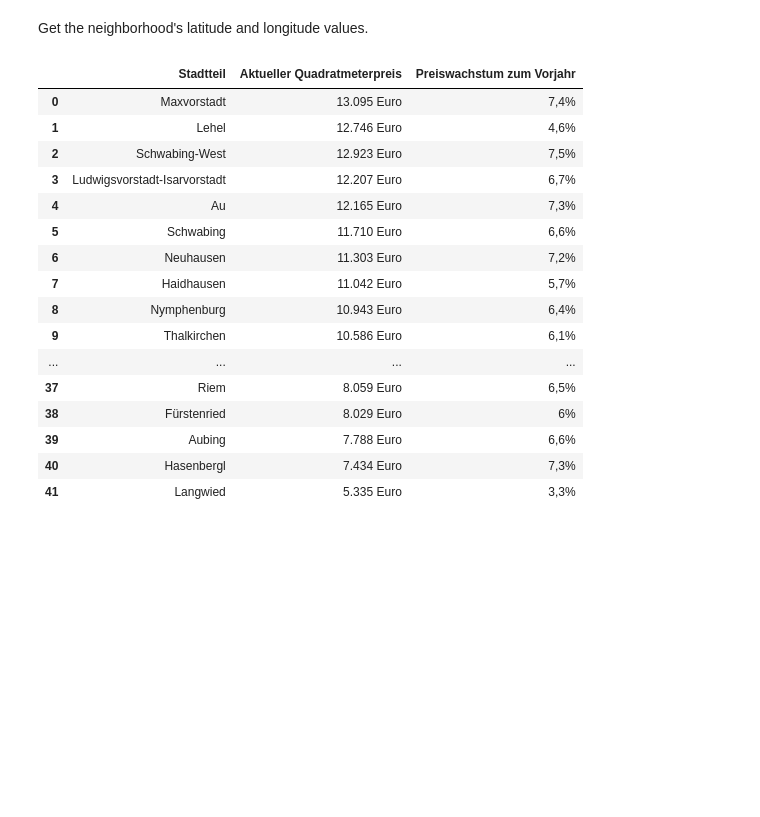
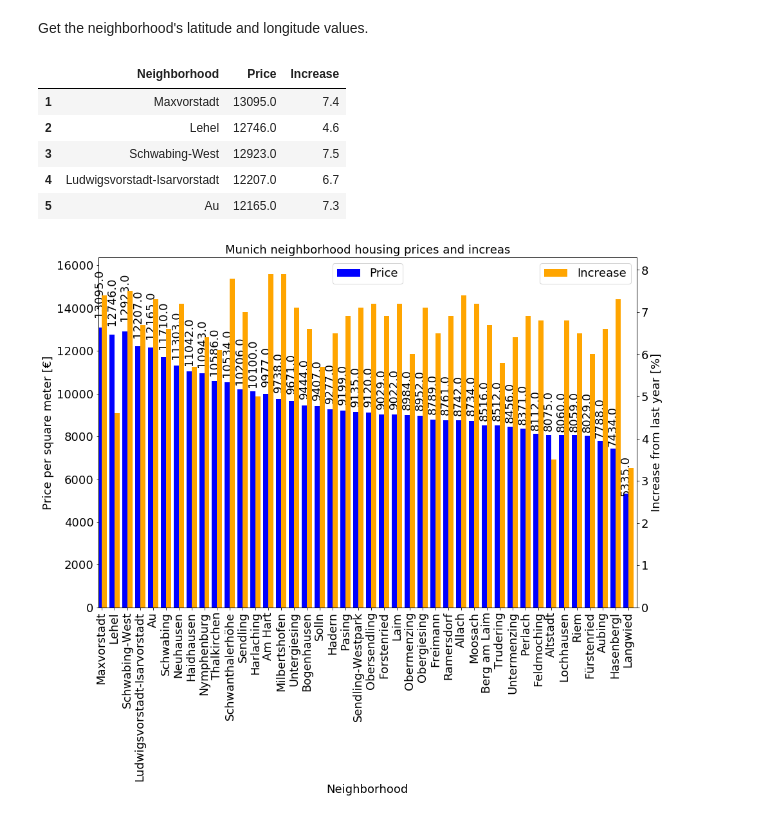
Before and after one commit to RocketClimber/Coursera_Capstone, a Jupyter notebook: MunichNeighborhoods.ipynb, the cells around one changed output. Cells and saved outputs as stored; diff of their text form; code cells hidden in the pictures; blank space fills up the shorter version.

```diff
--- a/MunichNeighborhoods.ipynb
+++ b/MunichNeighborhoods.ipynb
@@ -292,30 +355,63 @@ Get the neighborhood's latitude and longitude values.
 # %%
 # Returns list of all tables on page
 muc_housing_url='https://www.immobilienscout24.de/neubau/ratgeber/aktuelle-neubau-themen/neubau-kauf-map-wohnungen-muenchen-2019.html'
 tables = pd.read_html(muc_housing_url, flavor='html5lib', header=0)
 for table in tables:
     if 'Stadtteil' in table:
-        muc_housing = table
+        muc_housing_nbh = table
         break
-muc_housing
+# Rename column headings to english
+muc_housing_nbh.columns = ['Neighborhood', 'Price', 'Increase']
+muc_housing_nbh['Price'] = muc_housing_nbh['Price'].map(lambda x: x.rstrip(' Euro'))
+muc_housing_nbh['Price'] = muc_housing_nbh['Price'].astype(float) * 1000
+muc_housing_nbh['Increase'] = muc_housing_nbh['Increase'].map(lambda x: x.rstrip('%'))
+muc_housing_nbh['Increase'] = muc_housing_nbh['Increase'].str.replace(',', '.').astype(float)
+muc_housing_nbh.index += 1
+muc_housing_nbh.head()
 # %% [output]
-|  | Stadtteil | Aktueller Quadratmeterpreis | Preiswachstum zum Vorjahr |
-| 0 | Maxvorstadt | 13.095 Euro | 7,4% |
-| 1 | Lehel | 12.746 Euro | 4,6% |
-| 2 | Schwabing-West | 12.923 Euro | 7,5% |
-| 3 | Ludwigsvorstadt-Isarvorstadt | 12.207 Euro | 6,7% |
-| 4 | Au | 12.165 Euro | 7,3% |
-| 5 | Schwabing | 11.710 Euro | 6,6% |
-| 6 | Neuhausen | 11.303 Euro | 7,2% |
-| 7 | Haidhausen | 11.042 Euro | 5,7% |
-| 8 | Nymphenburg | 10.943 Euro | 6,4% |
-| 9 | Thalkirchen | 10.586 Euro | 6,1% |
-| ... | ... | ... | ... |
-| 37 | Riem | 8.059 Euro | 6,5% |
-| 38 | Fürstenried | 8.029 Euro | 6% |
-| 39 | Aubing | 7.788 Euro | 6,6% |
-| 40 | Hasenbergl | 7.434 Euro | 7,3% |
-| 41 | Langwied | 5.335 Euro | 3,3% |
+|  | Neighborhood | Price | Increase |
+| 1 | Maxvorstadt | 13095.0 | 7.4 |
+| 2 | Lehel | 12746.0 | 4.6 |
+| 3 | Schwabing-West | 12923.0 | 7.5 |
+| 4 | Ludwigsvorstadt-Isarvorstadt | 12207.0 | 6.7 |
+| 5 | Au | 12165.0 | 7.3 |
+# %%
+#ax = muc_housing_nbh.plot(kind='bar', figsize=(15, 10))
+fig = plt.figure(figsize=(15, 10))
+
+ax1 = fig.add_subplot(111)
+ax2 = ax1.twinx()
+
+muc_housing_nbh.Price.plot(kind='bar', color='blue', ax=ax1, width=0.4, position=1)
+muc_housing_nbh.Increase.plot(kind='bar', color='orange', ax=ax2, width=0.4, position=0)
+
+ax1.set_title('Munich neighborhood housing prices and increas', fontsize=18) # add title to the plot
+ax1.set_xlabel('Neighborhood', fontsize=18)
+ax1.set_xticklabels(muc_housing_nbh.Neighborhood)
+ax1.set_ylabel('Price per square meter [€]', fontsize=18)
+ax2.set_ylabel('Increase from last year [%]', fontsize=18)
+ax1.tick_params(axis='x', labelsize=18)
+ax1.tick_params(axis='y', labelsize=18)
+ax2.tick_params(axis='y', labelsize=18)
+ax1.set_ylim(0, muc_housing_nbh.Price.max()*1.25)
+ax1.legend(loc='upper center', prop={'size': 18})
+ax2.legend(loc='upper right', prop={'size': 18})
+
+# Creating a function to display total number of crimes.
+for p in ax1.patches:
+    ax1.annotate(np.round(p.get_height(),decimals=2),
+                (p.get_x()+p.get_width()/2., p.get_height()*1.1),
+                ha='center',
+                va='center',
+                xytext=(0, 10),
+                textcoords='offset points',
+                rotation=90,
+                fontsize = 18
+               )
+
+plt.show()
+# %% [output]
+[figure, added]
 # %%
 # Returns list of all tables on page
 import requests
```
Also changed, not shown: parts of 29 cells of this notebook, 3 other files.
